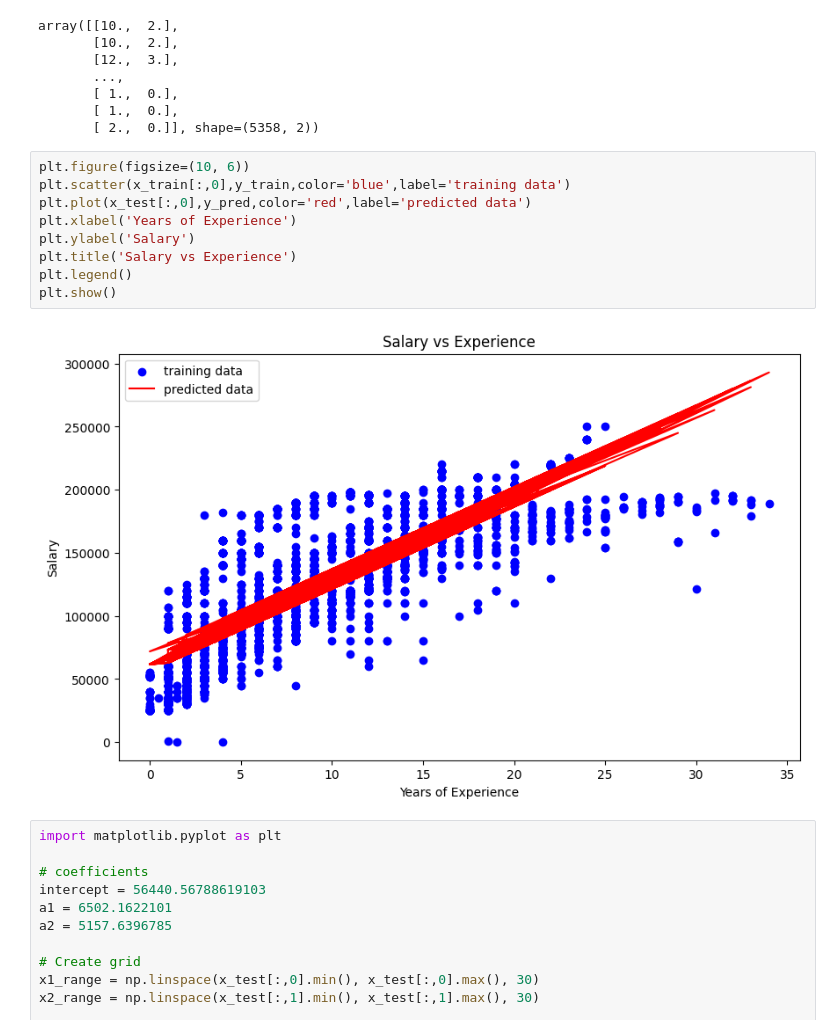
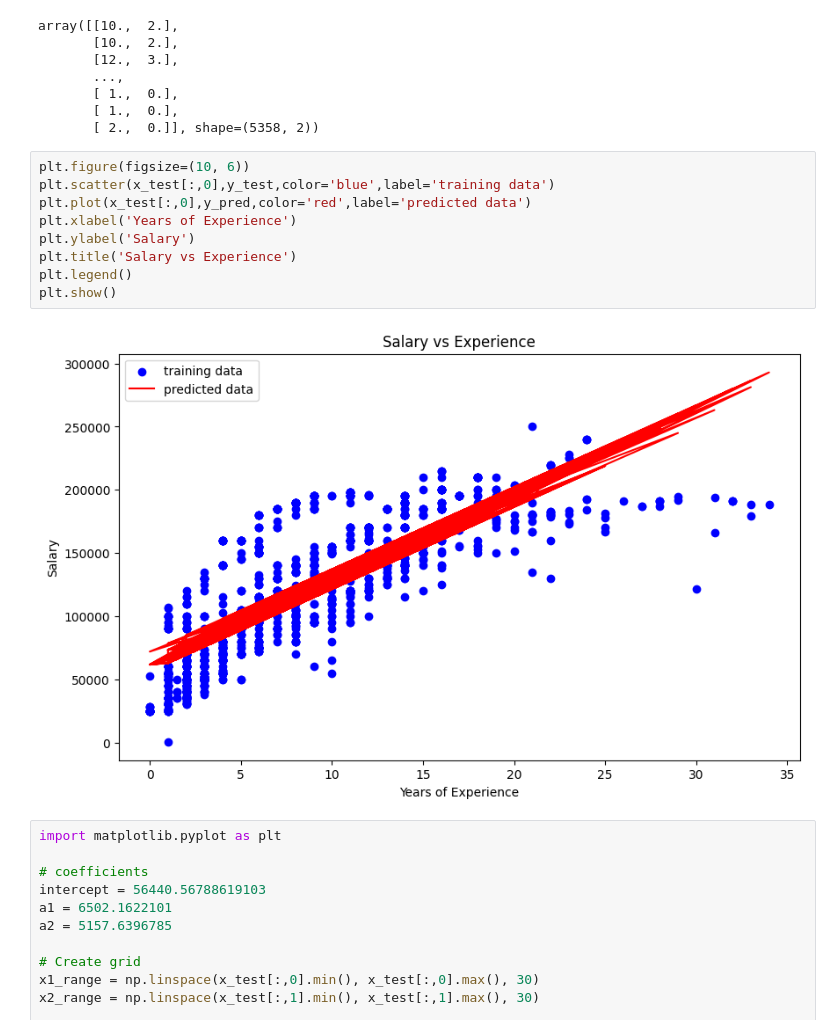
Before and after one commit to vijayagi/data-science-project-, a Jupyter notebook: project 2/code.ipynb, the cells around one changed output. Cells and saved outputs as stored; diff of their text form.

```diff
--- a/project 2/code.ipynb
+++ b/project 2/code.ipynb
@@ -239,15 +248,15 @@ array([[10.,  2.],
        [ 2.,  0.]], shape=(5358, 2))
 # %%
 plt.figure(figsize=(10, 6))
-plt.scatter(x_train[:,0],y_train,color='blue',label='training data')
+plt.scatter(x_test[:,0],y_test,color='blue',label='training data')
 plt.plot(x_test[:,0],y_pred,color='red',label='predicted data')
 plt.xlabel('Years of Experience')
 plt.ylabel('Salary')
 plt.title('Salary vs Experience')
 plt.legend()
 plt.show()
 # %% [output]
-[figure, old version]
+[figure, new version]
 # %%
 import matplotlib.pyplot as plt
 
```
Also changed, not shown: parts of 2 cells of this notebook, 2 other files.
